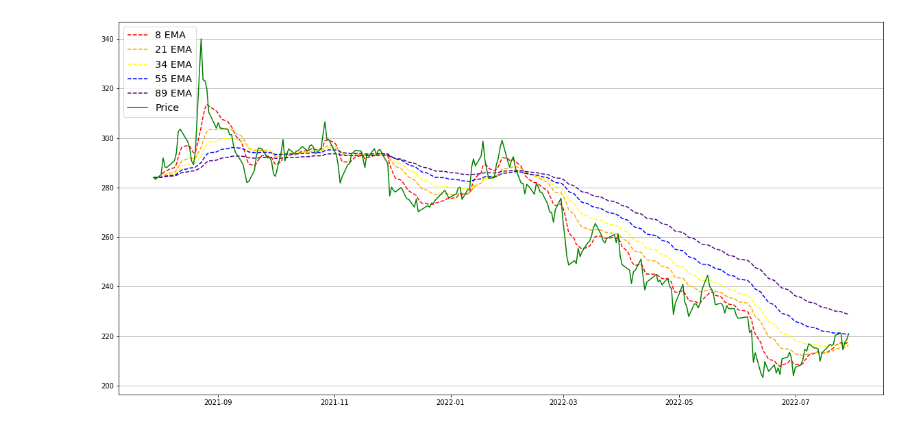
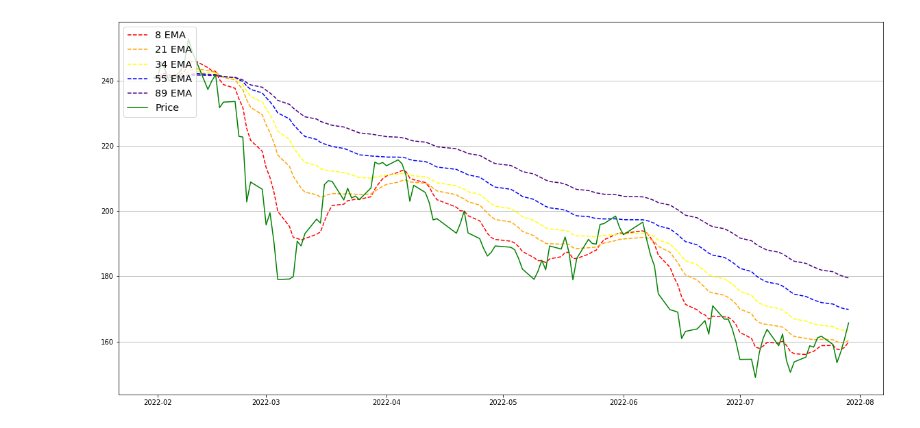
Before and after one commit to BenCollinsSheerin/main, a Jupyter notebook: moving average.ipynb, the cells around one changed output. Cells and saved outputs as stored; diff of their text form; code cells hidden in the pictures.

```diff
--- a/moving average.ipynb
+++ b/moving average.ipynb
@@ -24,30 +24,30 @@ plt.legend(loc='upper left',fontsize="x-large");
 # %%
 # EMA STACK
 
 import yfinance as yf
 import pandas as pd
 import numpy as np
 import matplotlib.pyplot as plt
 
-share = yf.download(tickers='SBRY.L', period='1Y', progress=False)
+share = yf.download(tickers='ABDN.L', period='6mo', progress=False)
 share = share.drop(['Volume', 'Adj Close'], axis=1)
 share["8EMA"] = share[["Close"]].ewm(span=8, adjust=False).mean()
 share["21EMA"] = share[["Close"]].ewm(span=21, adjust=False).mean()
 share["34EMA"] = share[["Close"]].ewm(span=34, adjust=False).mean()
 share["55EMA"] = share[["Close"]].ewm(span=55, adjust=False).mean()
 share["89EMA"] = share[["Close"]].ewm(span=89, adjust=False).mean()
 
 plt.figure(figsize=(20,10))
 plt.plot(share["8EMA"], linestyle = 'dashed', label="8 EMA", color="Red")
 plt.plot(share["21EMA"], linestyle = 'dashed', label="21 EMA", color="Orange")
 plt.plot(share["34EMA"], linestyle = 'dashed', label="34 EMA", color="Yellow")
 plt.plot(share["55EMA"], linestyle = 'dashed', label="55 EMA", color="Blue")
 plt.plot(share["89EMA"], linestyle = 'dashed', label="89 EMA", color="Indigo")
 plt.plot(share["Close"], label="Price", color="Green")
 plt.grid(axis = 'y')
 plt.legend(loc='upper left',fontsize="x-large");
 # %% [output]
-[figure, old version]
+[figure, new version]
 # %%
 # SUPPORT/RESISTANCE LEVELS
 
```
Also changed, not shown: parts of 3 cells of this notebook.
